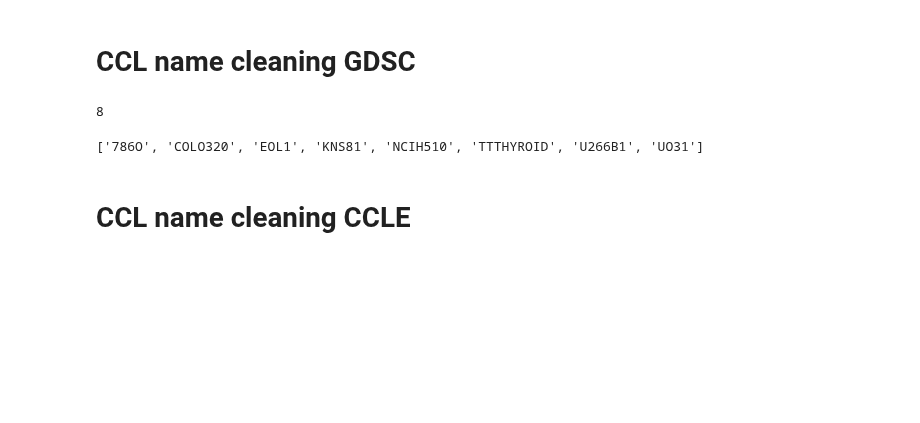
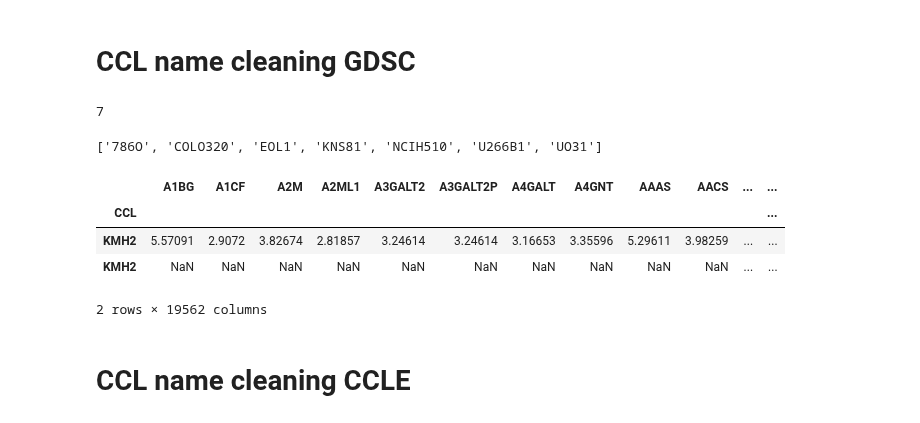
Before and after one commit to lucas-ubm/phc-data-pipeline, a Jupyter notebook: Preprocessing.ipynb, the cells around one changed output. Saved outputs shown, nothing was run; the diff lists cells and outputs as text; code cells hidden in the pictures; blank space fills up the shorter version.

```diff
--- a/Preprocessing.ipynb
+++ b/Preprocessing.ipynb
@@ -25,20 +25,23 @@ miss1 = []
 for ccl in poz:
     if ccl not in cell:
         miss1.append(ccl)
+
+miss1.remove('TTTHYROID')
 print(len(miss1))
 miss1
 # %% [output]
-8
+7
-['786O', 'COLO320', 'EOL1', 'KNS81', 'NCIH510', 'TTTHYROID', 'U266B1', 'UO31']
+['786O', 'COLO320', 'EOL1', 'KNS81', 'NCIH510', 'U266B1', 'UO31']
 # %%
 poz2 = {k:re.sub("[^A-Za-z0-9]", '', k).upper() for k in poz_r if re.sub("[^A-Za-z0-9]", '', k).upper() not in miss1}
 
-miss1_sub = ['7860', 'COLO320HSR','EOL1CELL', 'KNS81FD', 'NCIH510A','TT' , 'U266', 'U031']
+miss1_sub = ['7860', 'COLO320HSR','EOL1CELL', 'KNS81FD', 'NCIH510A' , 'U266', 'U031']
 
 for i, ele in enumerate(miss1):
     poz2[ele] = miss1_sub[i]
 # %%
 gdsc_dr['CCL'] = gdsc_dr['CCL'].replace(poz2)
+gdsc_dr = gdsc_dr[gdsc_dr['CCL']!='TTTHYROID']
 # %%
 gdsc_dr.to_csv('data/Processed/gdsc_poz_dr.csv', index =False)
 # %%
@@ -54,3 +57,11 @@ for i in gdsc_ge['CCL']:
     if i not in gdsc_dr['CCL'].unique():
         drop.append(i)
 gdsc_ge = gdsc_ge[~gdsc_ge['CCL'].isin(drop)].reset_index()
+# %%
+gdsc_ge.set_index('CCL').drop('index', axis=1).loc['KMH2']
+# %% [output]
+|  | A1BG | A1CF | A2M | A2ML1 | A3GALT2 | A3GALT2P | A4GALT | A4GNT | AAAS | AACS | ... | ... |
+| CCL |  |  |  |  |  |  |  |  |  |  |  | ... |
+| KMH2 | 5.57091 | 2.9072 | 3.82674 | 2.81857 | 3.24614 | 3.24614 | 3.16653 | 3.35596 | 5.29611 | 3.98259 | ... | ... |
+| KMH2 | NaN | NaN | NaN | NaN | NaN | NaN | NaN | NaN | NaN | NaN | ... | ... |
+2 rows × 19562 columns
```
Also changed, not shown: parts of 1 cell of this notebook, 3 other files.
